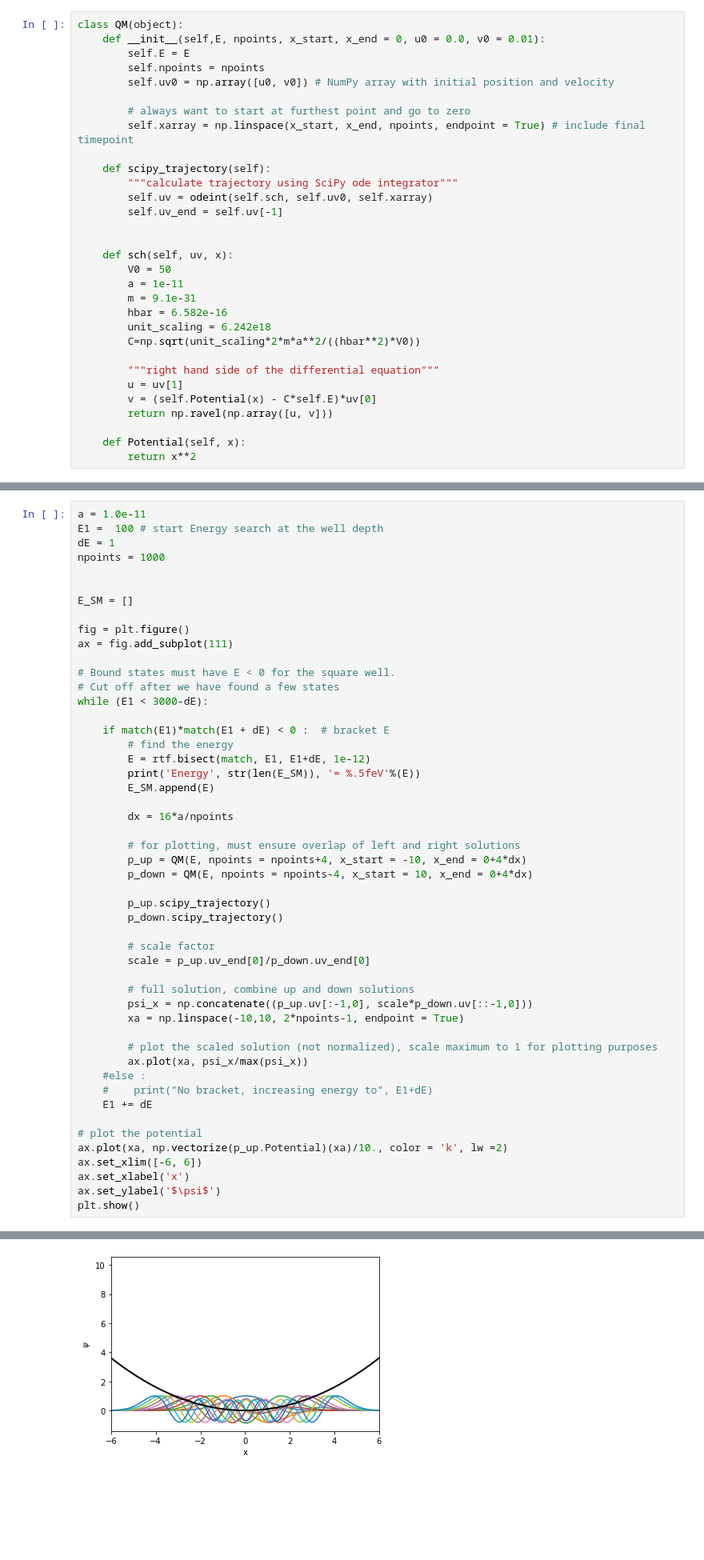
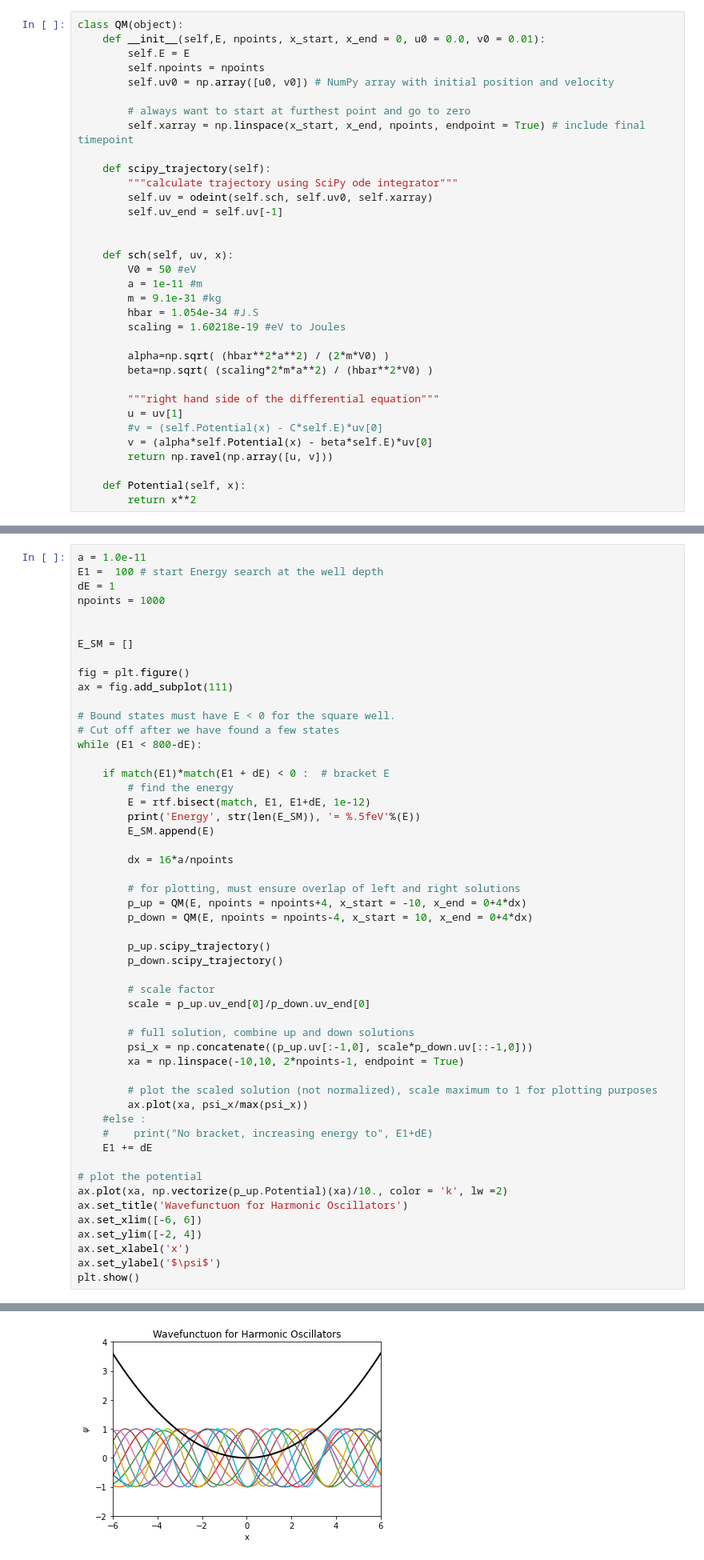
Before and after one commit to Tim-L-Zhao/Lectures, a Jupyter notebook: HW3.ipynb, the cells around one changed output, grey strips where cells are left out. Shown at 80% size. Cells and saved outputs as stored; diff of their text form; blank space fills up the shorter version.

```diff
--- a/HW3.ipynb
+++ b/HW3.ipynb
@@ -29,16 +30,19 @@ class QM(object):
 
 
     def sch(self, uv, x):
-        V0 = 50
-        a = 1e-11
-        m = 9.1e-31
-        hbar = 6.582e-16
-        unit_scaling = 6.242e18
-        C=np.sqrt(unit_scaling*2*m*a**2/((hbar**2)*V0))
+        V0 = 50 #eV
+        a = 1e-11 #m
+        m = 9.1e-31 #kg
+        hbar = 1.054e-34 #J.S
+        scaling = 1.60218e-19 #eV to Joules
+
+        alpha=np.sqrt( (hbar**2*a**2) / (2*m*V0) )
+        beta=np.sqrt( (scaling*2*m*a**2) / (hbar**2*V0) )
 
         """right hand side of the differential equation"""
         u = uv[1]
-        v = (self.Potential(x) - C*self.E)*uv[0]
+        #v = (self.Potential(x) - C*self.E)*uv[0]
+        v = (alpha*self.Potential(x) - beta*self.E)*uv[0]
         return np.ravel(np.array([u, v]))
 
     def Potential(self, x):
@@ -67,7 +71,7 @@ ax = fig.add_subplot(111)
 
 # Bound states must have E < 0 for the square well.
 # Cut off after we have found a few states
-while (E1 < 3000-dE):
+while (E1 < 800-dE):
 
     if match(E1)*match(E1 + dE) < 0 :  # bracket E
         # find the energy
@@ -99,7 +103,9 @@ while (E1 < 3000-dE):
 
 # plot the potential
 ax.plot(xa, np.vectorize(p_up.Potential)(xa)/10., color = 'k', lw =2)
+ax.set_title('Wavefunctuon for Harmonic Oscillators')
 ax.set_xlim([-6, 6])
+ax.set_ylim([-2, 4])
 ax.set_xlabel('x')
 ax.set_ylabel('$\psi$')
 plt.show()
@@ -118 +123 @@ Energy 10 = 2899.77699eV
-[figure, old version]
+[figure, new version]
```
Also changed, not shown: parts of 29 cells of this notebook, 1 other file.
